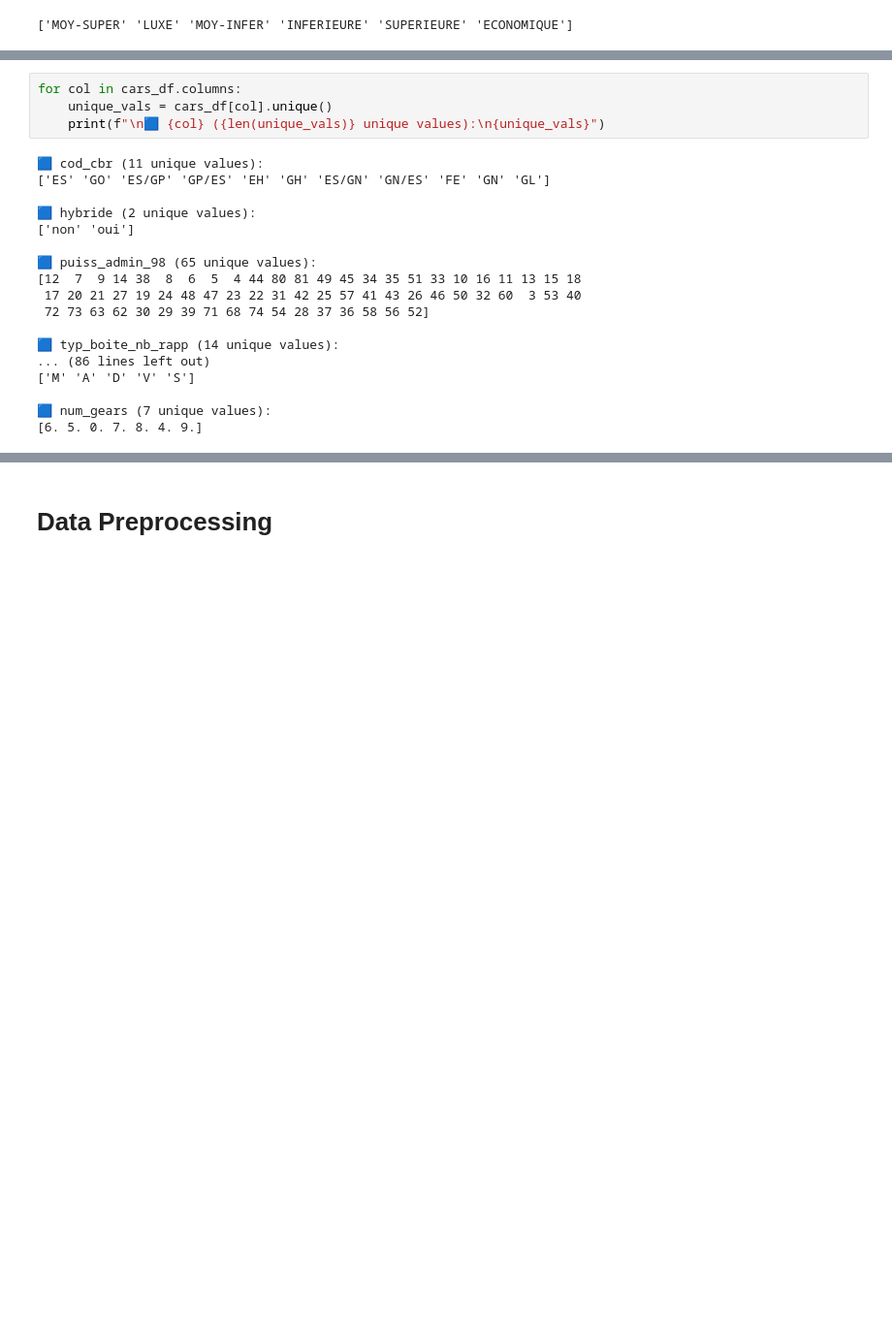
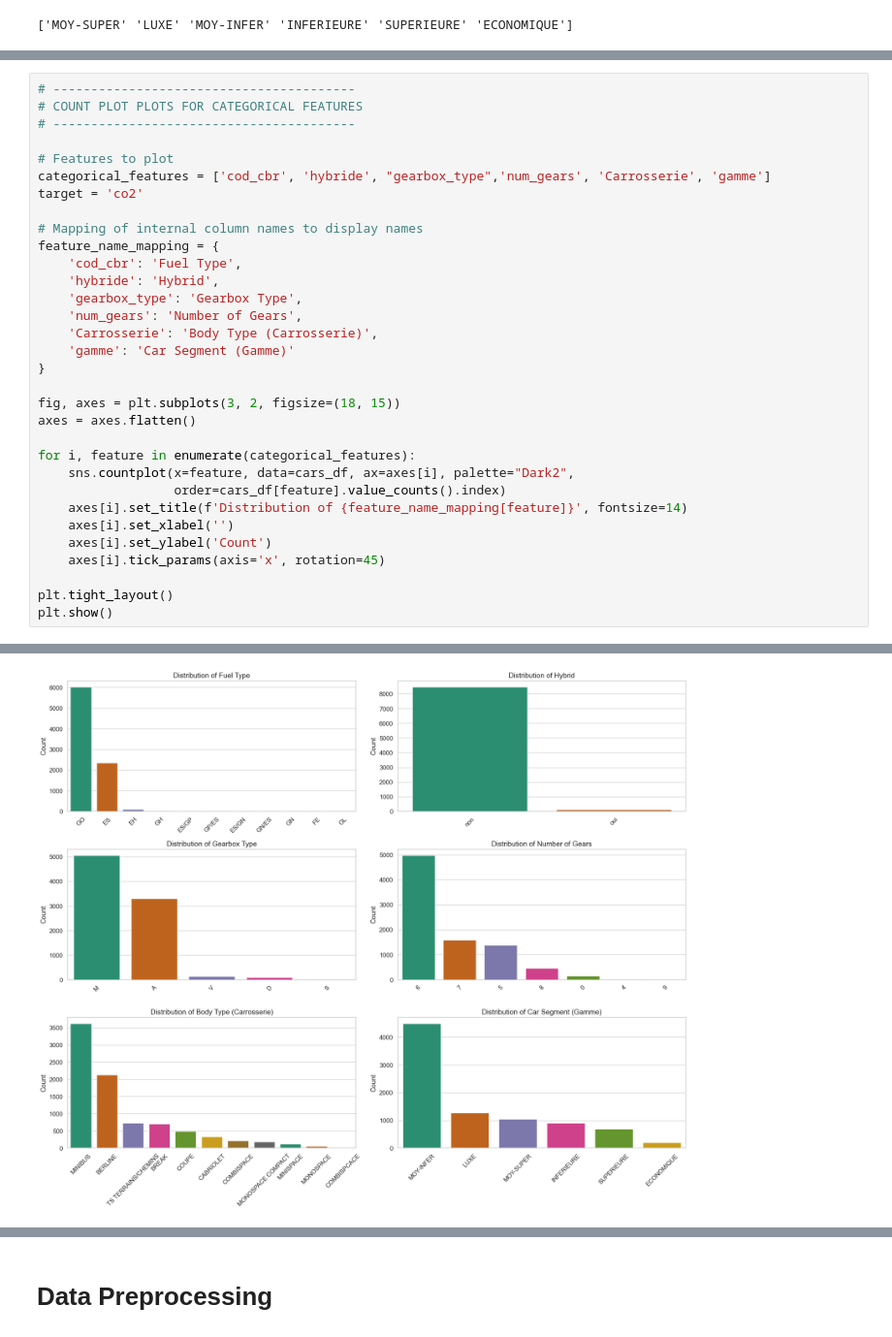
Before and after one commit to cynthia-francis/Prediction_CO2_Emissions_Cars, a Jupyter notebook: src/car_emissions_modeling.ipynb, the cells around one changed output, grey strips where cells are left out. Shown at 97% size. Saved outputs shown, nothing was run; the diff lists cells and outputs as text; blank space fills up the shorter version.

```diff
--- a/src/car_emissions_modeling.ipynb
+++ b/src/car_emissions_modeling.ipynb
@@ -679,23 +607,34 @@ memory usage: 873.6+ KB
 None
-# %%
-for col in cars_df.columns:
-    unique_vals = cars_df[col].unique()
-    print(f"\n🟦 {col} ({len(unique_vals)} unique values):\n{unique_vals}")
-# %% [output]
-🟦 cod_cbr (11 unique values):
-['ES' 'GO' 'ES/GP' 'GP/ES' 'EH' 'GH' 'ES/GN' 'GN/ES' 'FE' 'GN' 'GL']
-
-🟦 hybride (2 unique values):
-['non' 'oui']
-
-🟦 puiss_admin_98 (65 unique values):
-[12  7  9 14 38  8  6  5  4 44 80 81 49 45 34 35 51 33 10 16 11 13 15 18
- 17 20 21 27 19 24 48 47 23 22 31 42 25 57 41 43 26 46 50 32 60  3 53 40
- 72 73 63 62 30 29 39 71 68 74 54 28 37 36 58 56 52]
-
-🟦 typ_boite_nb_rapp (14 unique values):
-... (86 lines left out)
-['M' 'A' 'D' 'V' 'S']
-
-🟦 num_gears (7 unique values):
-[6. 5. 0. 7. 8. 4. 9.]
+# %%
+# ----------------------------------------
+# COUNT PLOT PLOTS FOR CATEGORICAL FEATURES
+# ----------------------------------------
+
+# Features to plot
+categorical_features = ['cod_cbr', 'hybride', "gearbox_type",'num_gears', 'Carrosserie', 'gamme']
+target = 'co2'
+
+# Mapping of internal column names to display names
+feature_name_mapping = {
+    'cod_cbr': 'Fuel Type',
+    'hybride': 'Hybrid',
+    'gearbox_type': 'Gearbox Type',
+    'num_gears': 'Number of Gears',
+    'Carrosserie': 'Body Type (Carrosserie)',
+    'gamme': 'Car Segment (Gamme)'
+}
+
+fig, axes = plt.subplots(3, 2, figsize=(18, 15))
+axes = axes.flatten()
+
+for i, feature in enumerate(categorical_features):
+    sns.countplot(x=feature, data=cars_df, ax=axes[i], palette="Dark2",
+                  order=cars_df[feature].value_counts().index)
+    axes[i].set_title(f'Distribution of {feature_name_mapping[feature]}', fontsize=14)
+    axes[i].set_xlabel('')
+    axes[i].set_ylabel('Count')
+    axes[i].tick_params(axis='x', rotation=45)
+
+plt.tight_layout()
+plt.show()
+# %% [output]
@@ -701,0 +658 @@ for col in cars_df.columns:
+[figure, added]
```
Also changed, not shown: parts of 18 cells of this notebook.
